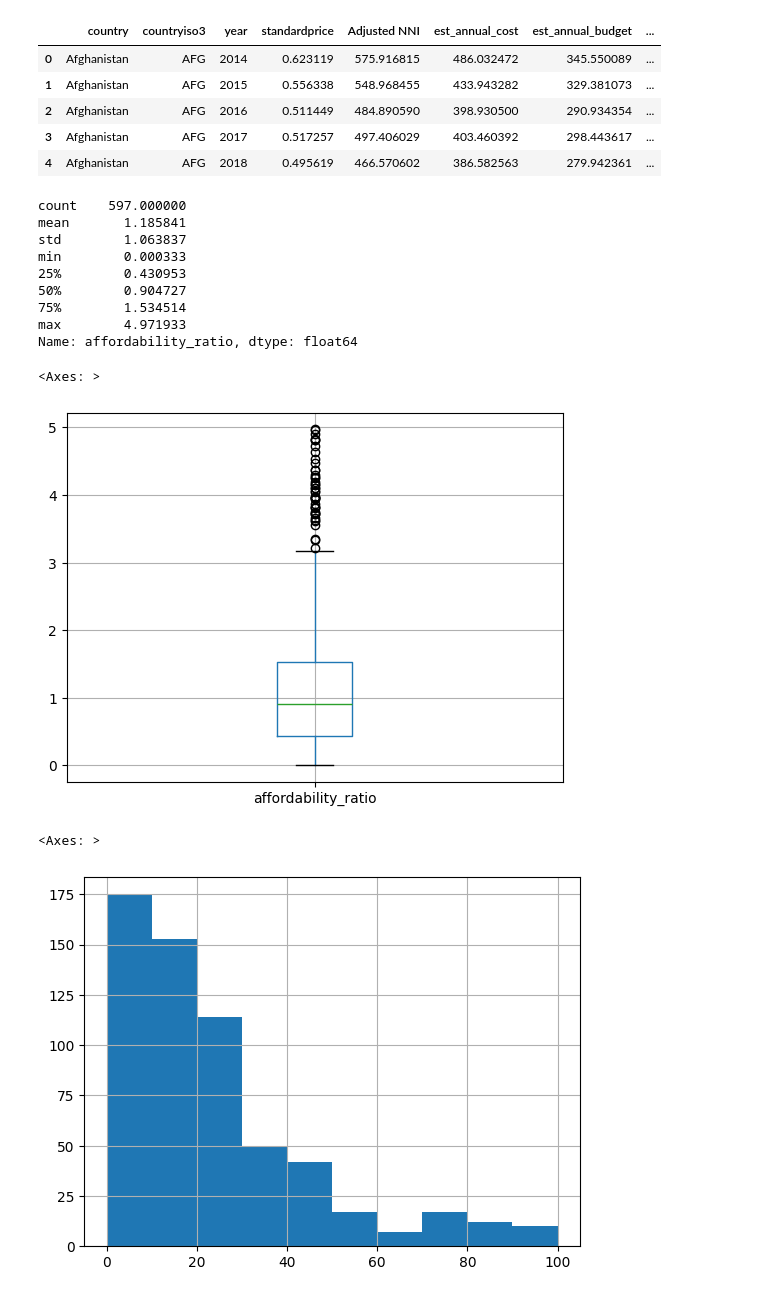
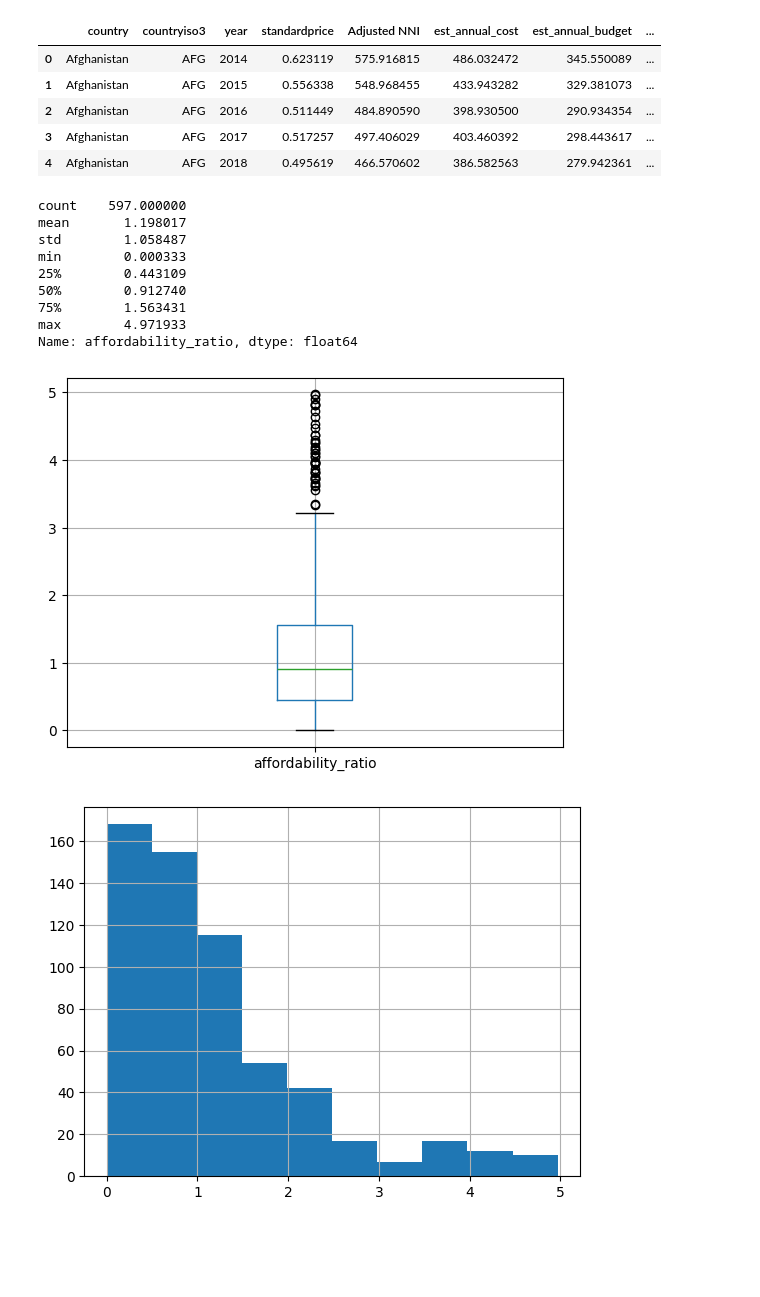
Before and after one commit to jenny-chung301/food_security, a Jupyter notebook: reports/affordability_index.ipynb, the cells around one changed output. Saved outputs shown, nothing was run; the diff lists cells and outputs as text; code cells hidden in the pictures; blank space fills up the shorter version.

Commit message:
updated affordability with updated egg units

```diff
--- a/reports/affordability_index.ipynb
+++ b/reports/affordability_index.ipynb
@@ -1,7 +1,7 @@
 # %%
 import pandas as pd
 # %%
-df = pd.read_parquet('../data/processed/newest_dataset.parquet')
+df = pd.read_parquet('../data/processed/wfp_preprocessed.parquet')
 
 # Convert 'date' column to datetime (if it isn't already)
 df['date'] = pd.to_datetime(df['date'], errors='coerce')
@@ -169,23 +158,24 @@ affordability_df.head()
 affordability_df['affordability_ratio'].describe()  # check the summary statistics
 # %% [output]
 count    597.000000
-mean       1.185841
-std        1.063837
+mean       1.198017
+std        1.058487
 min        0.000333
-25%        0.430953
-50%        0.904727
-75%        1.534514
+25%        0.443109
+50%        0.912740
+75%        1.563431
 max        4.971933
 Name: affordability_ratio, dtype: float64
 # %%
 affordability_df.boxplot('affordability_ratio')
 # %% [output]
-<Axes: >
-[figure, old version]
+[figure, new version]
-# %%
-affordability_df['affordability_index'].hist()
-# %% [output]
-<Axes: >
-[figure, removed]
+# %%
+import matplotlib.pyplot as plt
+
+affordability_df['affordability_ratio'].hist()
+plt.show()
+# %% [output]
+[figure, added]
 # %%
 affordability_df.to_csv('../data/processed/affordability_index.csv')
```
Also changed, not shown: parts of 4 cells of this notebook, 1 other file.
